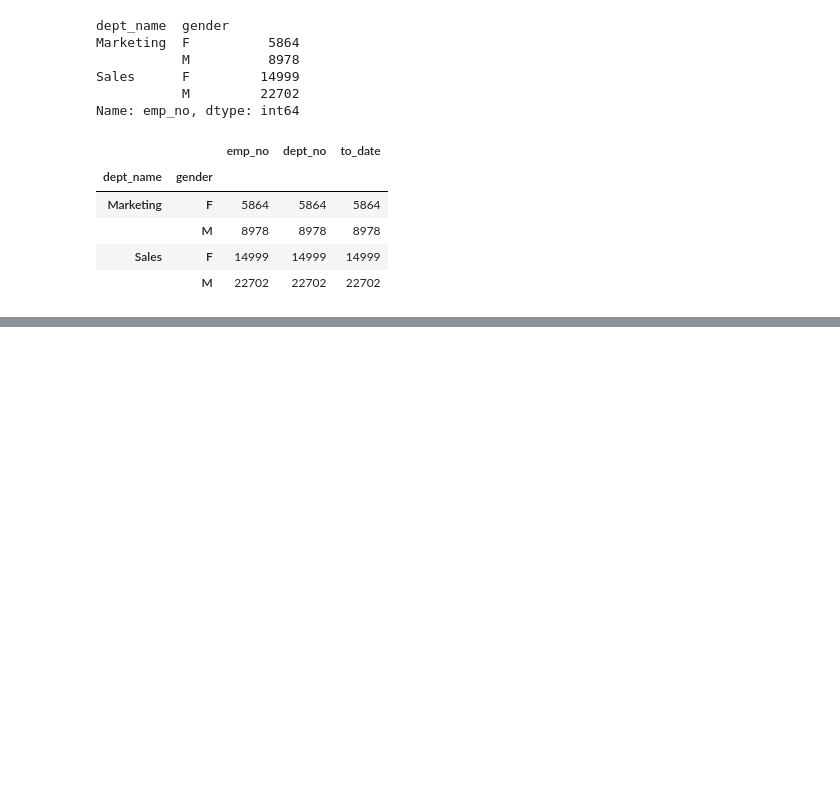
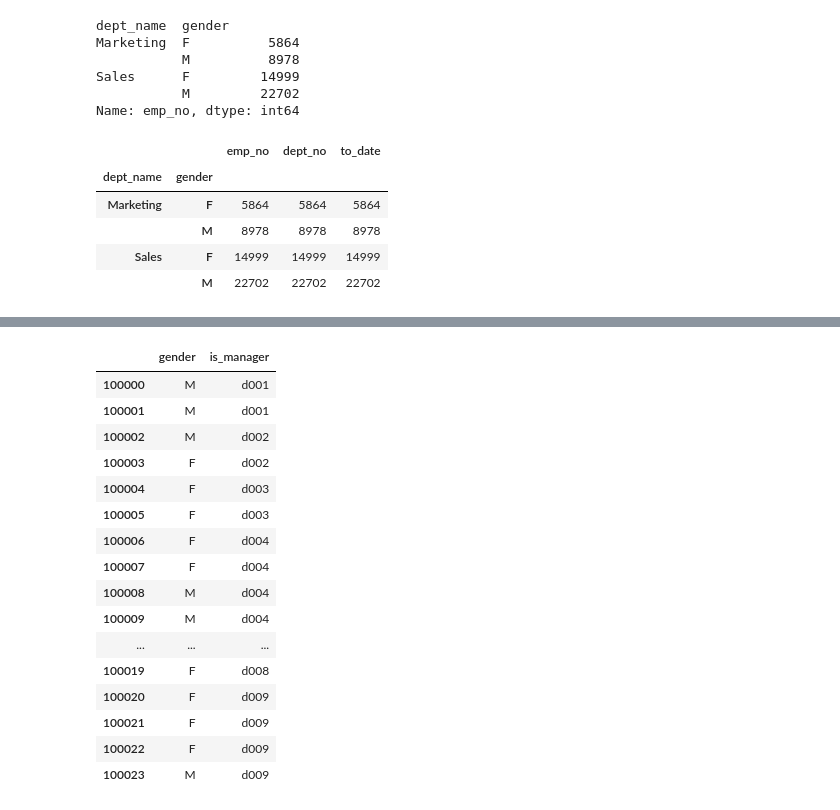
Before and after one commit to cindyvillanuevads/statistics-exercises, a Jupyter notebook: hypothesis_testing.ipynb, the cells around one changed output, grey strips where cells are left out. Drawn from its saved outputs; the diff is of its cells as text; code cells hidden in the pictures; blank space fills up the shorter version.

```diff
--- a/hypothesis_testing.ipynb
+++ b/hypothesis_testing.ipynb
@@ -1032,4 +1173,9 @@ r, p
 # WHERE s.to_date > NOW()
 # '''
 # salaries = pd.read_sql(query, url)
+# %%
+# getting our data
+def get_db_url(username,password,host,db_name):
+    return f'mysql+pymysql://{username}:{password}@{host}/{db_name}'
+url =  get_db_url(username,password,host, 'employees')
 # %%
@@ -1087,0 +1288,10 @@ df.groupby(["dept_name","gender"]).count()
+# %%
+#getting our table
+query4 = '''
+SELECT
+    e.gender as gender,
+    dept_no
+FROM employees as e
+left JOIN dept_manager USING (emp_no)
+'''
+manager_df =  pd.read_sql(query4, url)
@@ -1087,0 +1323,3 @@ df.groupby(["dept_name","gender"]).count()
+# %%
+#rename the column if you did not rename it from sql query
+manager_df = manager_df.rename(columns={"dept_no": "is_manager"})
@@ -1087,0 +1351,3 @@ df.groupby(["dept_name","gender"]).count()
+# %%
+#we fill none values with 0
+manager_df.fillna(0, inplace = True)
@@ -1087,0 +1363,21 @@ df.groupby(["dept_name","gender"]).count()
+# %%
+#check the values != 0
+manager_df[manager_df["is_manager"] != 0]
+# %% [output]
+|  | gender | is_manager |
+| 100000 | M | d001 |
+| 100001 | M | d001 |
+| 100002 | M | d002 |
+| 100003 | F | d002 |
+| 100004 | F | d003 |
+| 100005 | F | d003 |
+| 100006 | F | d004 |
+| 100007 | F | d004 |
+| 100008 | M | d004 |
+| 100009 | M | d004 |
+| ... | ... | ... |
+| 100019 | F | d008 |
+| 100020 | F | d009 |
+| 100021 | F | d009 |
+| 100022 | F | d009 |
+| 100023 | M | d009 |
```
Also changed, not shown: parts of 40 cells of this notebook.
